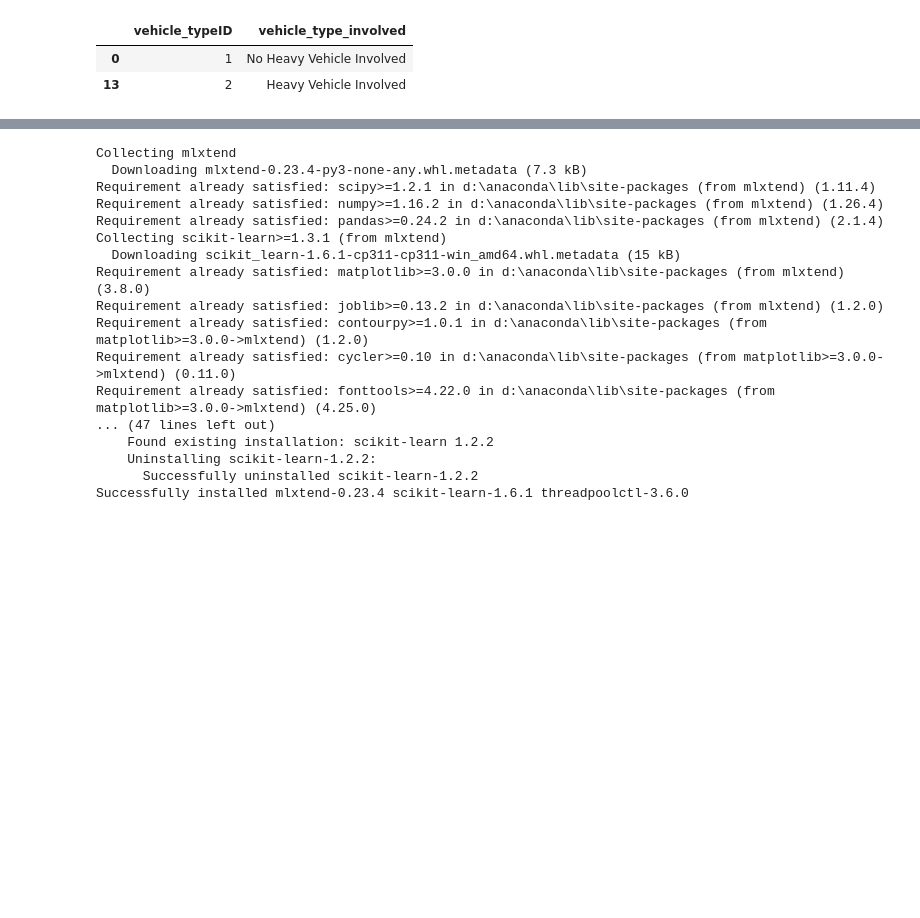
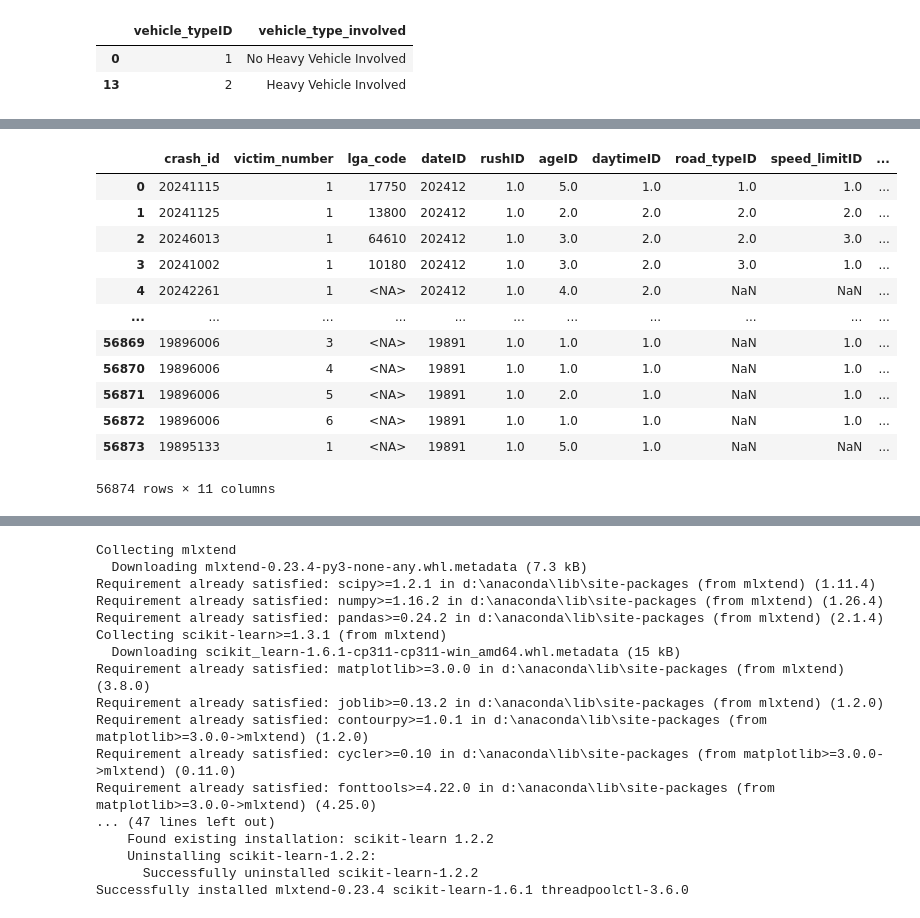
Before and after one commit to gambit0070/Data-Warehouse, a Jupyter notebook: ETL.ipynb, the cells around one changed output, grey strips where cells are left out. Drawn from its saved outputs; the diff is of its cells as text; code cells hidden in the pictures; blank space fills up the shorter version.

Commit message:
fix fact table, start SQL

```diff
--- a/ETL.ipynb
+++ b/ETL.ipynb
@@ -534,20 +563,11 @@ vehicle_type_dim
 # %%
 fatalities_df = df.copy()
-fatalities_df = df.merge(location_dim, on=['state', 'lga_name'], how='left')
-fatalities_df = df.merge(date_dim, on=['year', 'month'], how='left')
-fatalities_df = df.merge(rush_dim, on=['time_cat'], how='left')
-fatalities_df = df.merge(age_dim, on=['age_group'], how='left')
-fatalities_df = df.merge(daytime_dim, on=['time_of_day'], how='left')
-fatalities_df = df.merge(road_type_dim, on=['road_type'], how='left')
-fatalities_df = df.merge(speed_limit_dim, on=['speed_limit'], how='left')
-fatalities_df = df.merge(holiday_dim, on=['holiday'], how='left')
-fatalities_df = df.merge(vehicle_type_dim, on=['vehicle_type_involved'], how='left')
-
-# create fact table
-#dfs = [location_dim, date_dim, rush_dim, age_dim, daytime_dim, road_type_dim, speed_limit_dim, holiday_dim, vehicle_type_dim]
-#for df in dfs:
-#    fatalities_df = fatalities_df.merge(df, on=df.columns[1])
-# Here we should calculate measures
-
-# after that we can drop columns from the fact table
-# fatalities_df = fatalities_df[['crash_id', 'victim_number', 'lga_code', 'dateID', 'rushID', 'ageID', 'daytimeID', 'road_typeID', 'speed_limitID', 'holidayID', 'vehicle_typeID', OUR_MEASURES]]
+fatalities_df = fatalities_df.merge(location_dim, on=['state', 'lga_name'], how='left')
+fatalities_df = fatalities_df.merge(date_dim, on=['year', 'month'], how='left')
+fatalities_df = fatalities_df.merge(rush_dim, on=['time_cat'], how='left')
+fatalities_df = fatalities_df.merge(age_dim, on=['age_group'], how='left')
+fatalities_df = fatalities_df.merge(daytime_dim, on=['time_of_day'], how='left')
+fatalities_df = fatalities_df.merge(road_type_dim, on=['road_type'], how='left')
+fatalities_df = fatalities_df.merge(speed_limit_dim, on=['speed_limit'], how='left')
+fatalities_df = fatalities_df.merge(holiday_dim, on=['holiday'], how='left')
+fatalities_df = fatalities_df.merge(vehicle_type_dim, on=['vehicle_type_involved'], how='left')
@@ -574,0 +574,18 @@ print(fatalities_df)
+# %%
+# drop unnecessary columns
+fatalities_df = fatalities_df[['crash_id', 'victim_number', 'lga_code', 'dateID', 'rushID', 'ageID', 'daytimeID', 'road_typeID', 'speed_limitID', 'holidayID', 'vehicle_typeID']]
+fatalities_df
+# %% [output]
+|  | crash_id | victim_number | lga_code | dateID | rushID | ageID | daytimeID | road_typeID | speed_limitID | ... |
+| 0 | 20241115 | 1 | 17750 | 202412 | 1.0 | 5.0 | 1.0 | 1.0 | 1.0 | ... |
+| 1 | 20241125 | 1 | 13800 | 202412 | 1.0 | 2.0 | 2.0 | 2.0 | 2.0 | ... |
+| 2 | 20246013 | 1 | 64610 | 202412 | 1.0 | 3.0 | 2.0 | 2.0 | 3.0 | ... |
+| 3 | 20241002 | 1 | 10180 | 202412 | 1.0 | 3.0 | 2.0 | 3.0 | 1.0 | ... |
+| 4 | 20242261 | 1 | <NA> | 202412 | 1.0 | 4.0 | 2.0 | NaN | NaN | ... |
+| ... | ... | ... | ... | ... | ... | ... | ... | ... | ... | ... |
+| 56869 | 19896006 | 3 | <NA> | 19891 | 1.0 | 1.0 | 1.0 | NaN | 1.0 | ... |
+| 56870 | 19896006 | 4 | <NA> | 19891 | 1.0 | 1.0 | 1.0 | NaN | 1.0 | ... |
+| 56871 | 19896006 | 5 | <NA> | 19891 | 1.0 | 2.0 | 1.0 | NaN | 1.0 | ... |
+| 56872 | 19896006 | 6 | <NA> | 19891 | 1.0 | 1.0 | 1.0 | NaN | 1.0 | ... |
+| 56873 | 19895133 | 1 | <NA> | 19891 | 1.0 | 5.0 | 1.0 | NaN | NaN | ... |
+56874 rows × 11 columns
```
Also changed, not shown: parts of 11 cells of this notebook, 16 other files.
